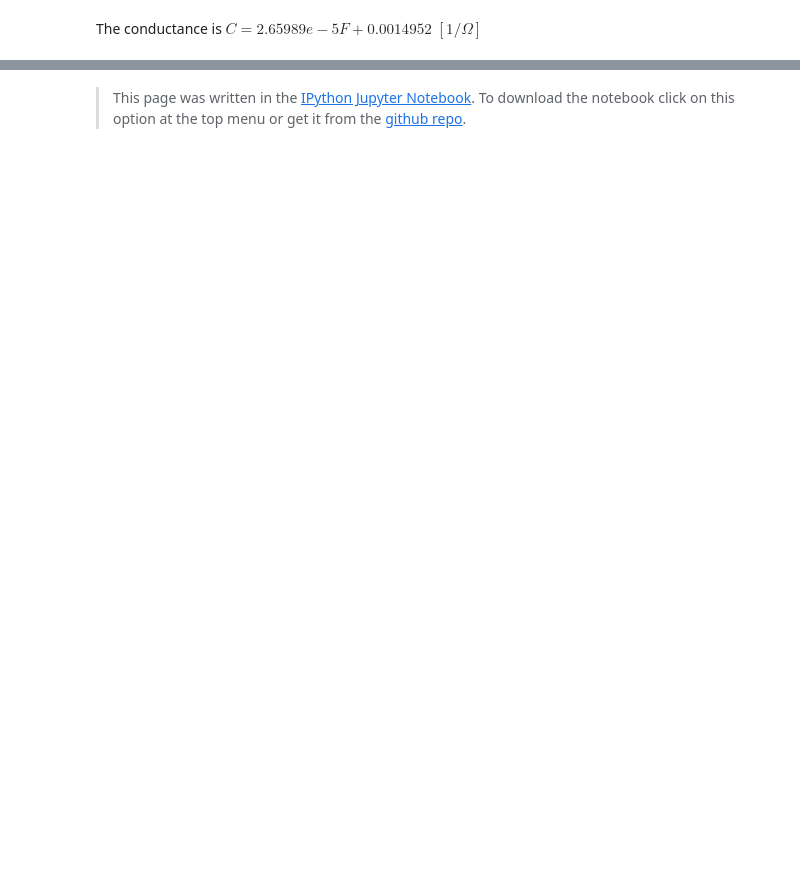
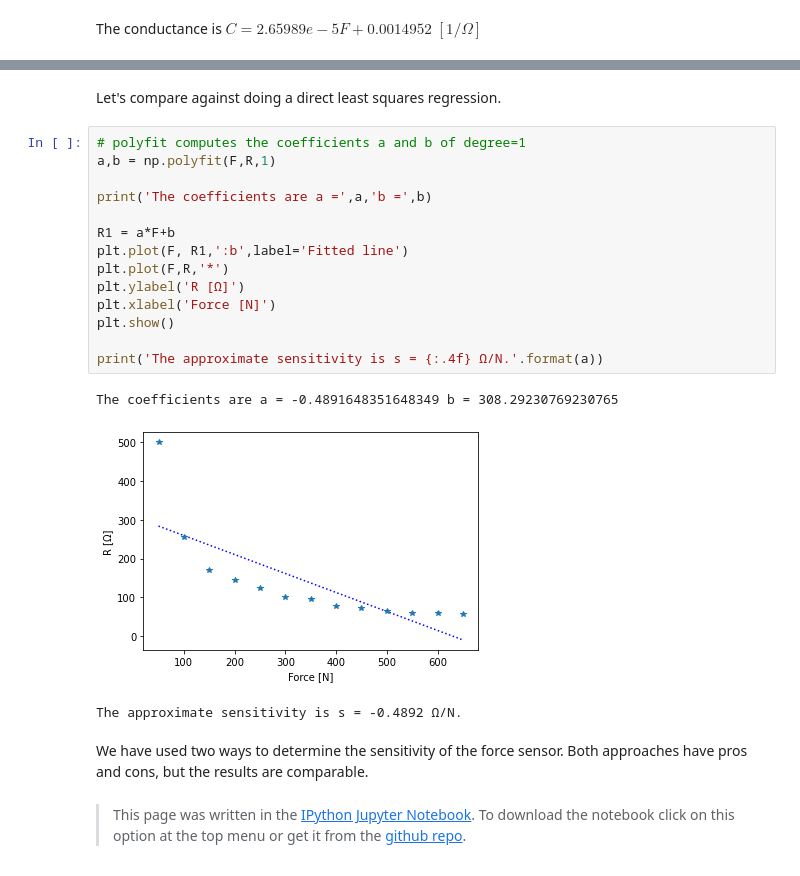
Before and after one commit to agmarrugo/sensors-actuators, a Jupyter notebook: notebooks/Ex6_4_evaluation_force_sensor.ipynb, the cells around one changed output, grey strips where cells are left out. Saved outputs shown, nothing was run; the diff lists cells and outputs as text; blank space fills up the shorter version.

```diff
--- a/notebooks/Ex6_4_evaluation_force_sensor.ipynb
+++ b/notebooks/Ex6_4_evaluation_force_sensor.ipynb
@@ -63,2 +72,24 @@ $$
+# %% [markdown]
+Let's compare against doing a direct least squares regression.
+# %%
+# polyfit computes the coefficients a and b of degree=1
+a,b = np.polyfit(F,R,1)
+
+print('The coefficients are a =',a,'b =',b)
+
+R1 = a*F+b
+plt.plot(F, R1,':b',label='Fitted line')
+plt.plot(F,R,'*')
+plt.ylabel('R [Ω]')
+plt.xlabel('Force [N]')
+plt.show()
+
+print('The approximate sensitivity is s = {:.4f} Ω/N.'.format(a))
+# %% [output]
+The coefficients are a = -0.4891648351648349 b = 308.29230769230765
+[figure, added]
+The approximate sensitivity is s = -0.4892 Ω/N.
+# %% [markdown]
+We have used two ways to determine the sensitivity of the force sensor. Both approaches have pros and cons, but the results are comparable.
 # %% [markdown]
 > This page was written in the [IPython Jupyter Notebook](https://jupyter.org/). To download the notebook click on this option at the top menu or get it from the [github repo](https://github.com/agmarrugo/sensors-actuators).
```
Also changed, not shown: parts of 4 cells of this notebook.
